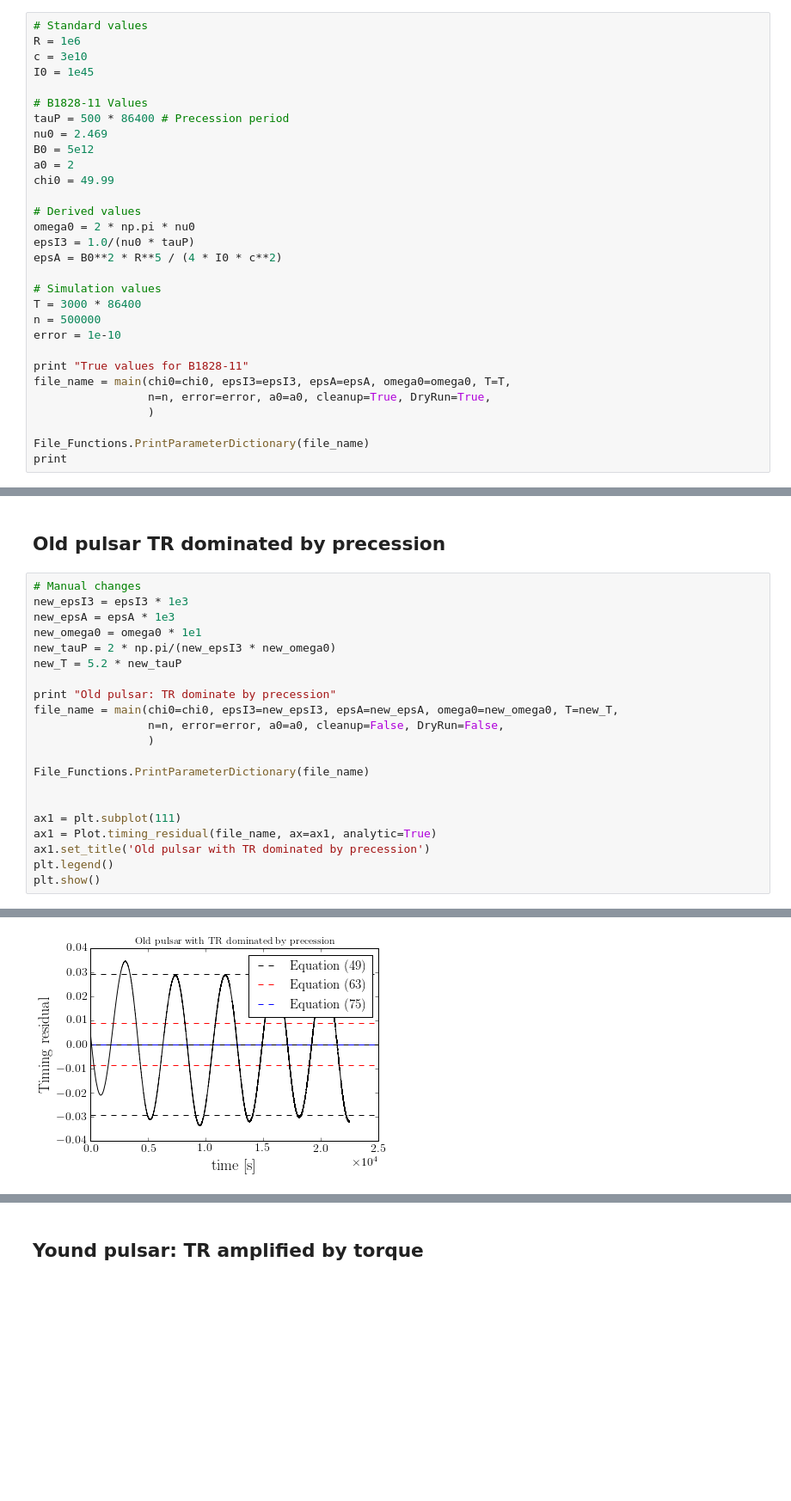
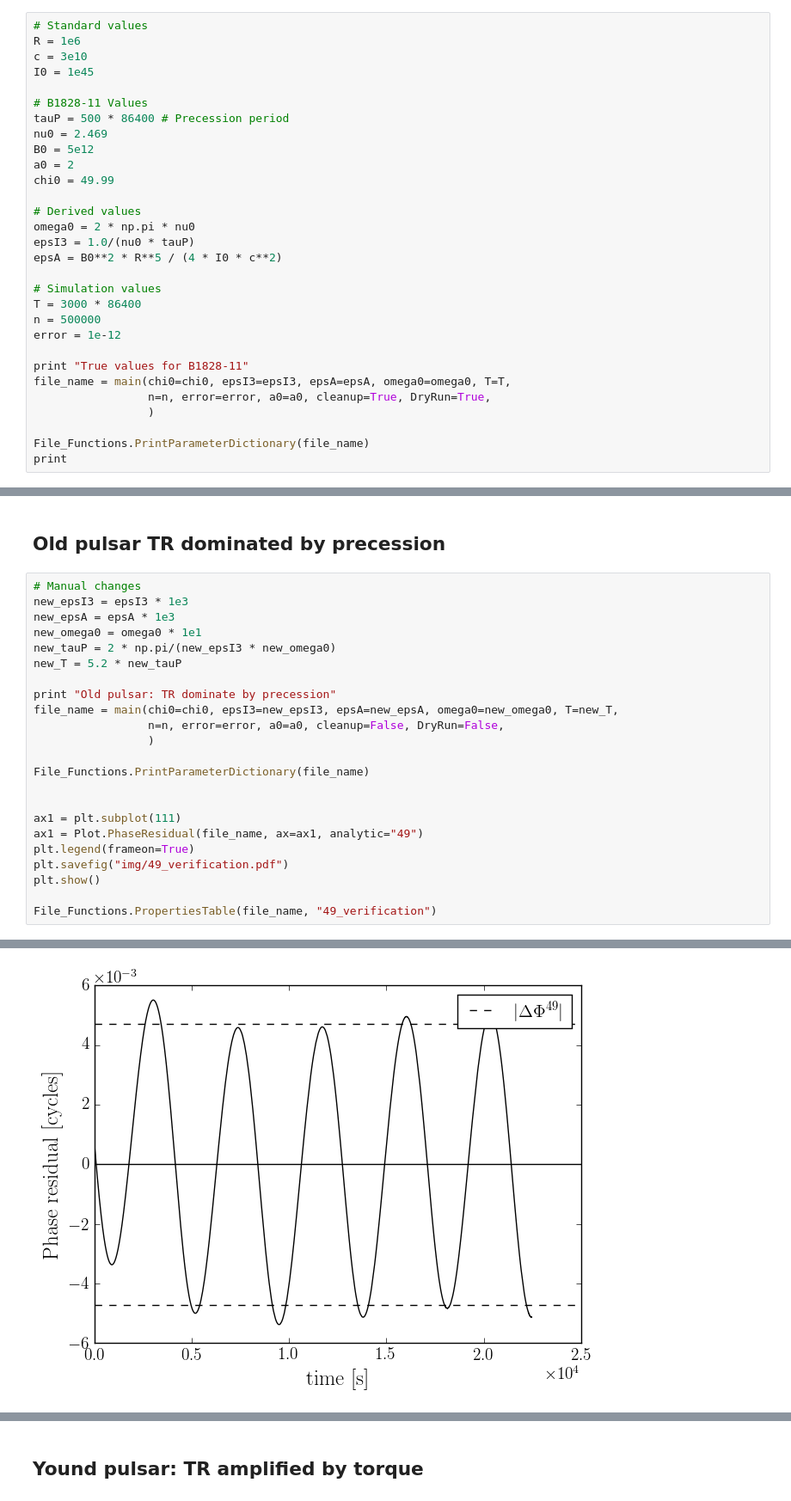
Before and after one commit to GregoryAshton/neutron_star_modelling, a Jupyter notebook: TimingResiduals/Verification.ipynb, the cells around one changed output, grey strips where cells are left out. Shown at 86% size. Cells and saved outputs as stored; diff of their text form; blank space fills up the shorter version.

Commit message:
Adds documention of the phase residuals

```diff
--- a/TimingResiduals/Verification.ipynb
+++ b/TimingResiduals/Verification.ipynb
@@ -31,7 +38,7 @@ epsA = B0**2 * R**5 / (4 * I0 * c**2)
 # Simulation values
 T = 3000 * 86400
 n = 500000
-error = 1e-10
+error = 1e-12
 
 print "True values for B1828-11"
 file_name = main(chi0=chi0, epsI3=epsI3, epsA=epsA, omega0=omega0, T=T,
@@ -77,10 +84,12 @@ File_Functions.PrintParameterDictionary(file_name)
 
 
 ax1 = plt.subplot(111)
-ax1 = Plot.timing_residual(file_name, ax=ax1, analytic=True)
-ax1.set_title('Old pulsar with TR dominated by precession')
-plt.legend()
+ax1 = Plot.PhaseResidual(file_name, ax=ax1, analytic="49")
+plt.legend(frameon=True)
+plt.savefig("img/49_verification.pdf")
 plt.show()
+
+File_Functions.PropertiesTable(file_name, "49_verification")
 # %% [output]
 Old pulsar: TR dominate by precession
 WARNING: File already exists and cleanup=False
@@ -101,2 +110,2 @@ wobble_angle : 3.4907e-02
 BETA FUNCTION IS USED
-[figure, old version]
+[figure, new version]
```
Also changed, not shown: parts of 8 cells of this notebook, 8 other files.
